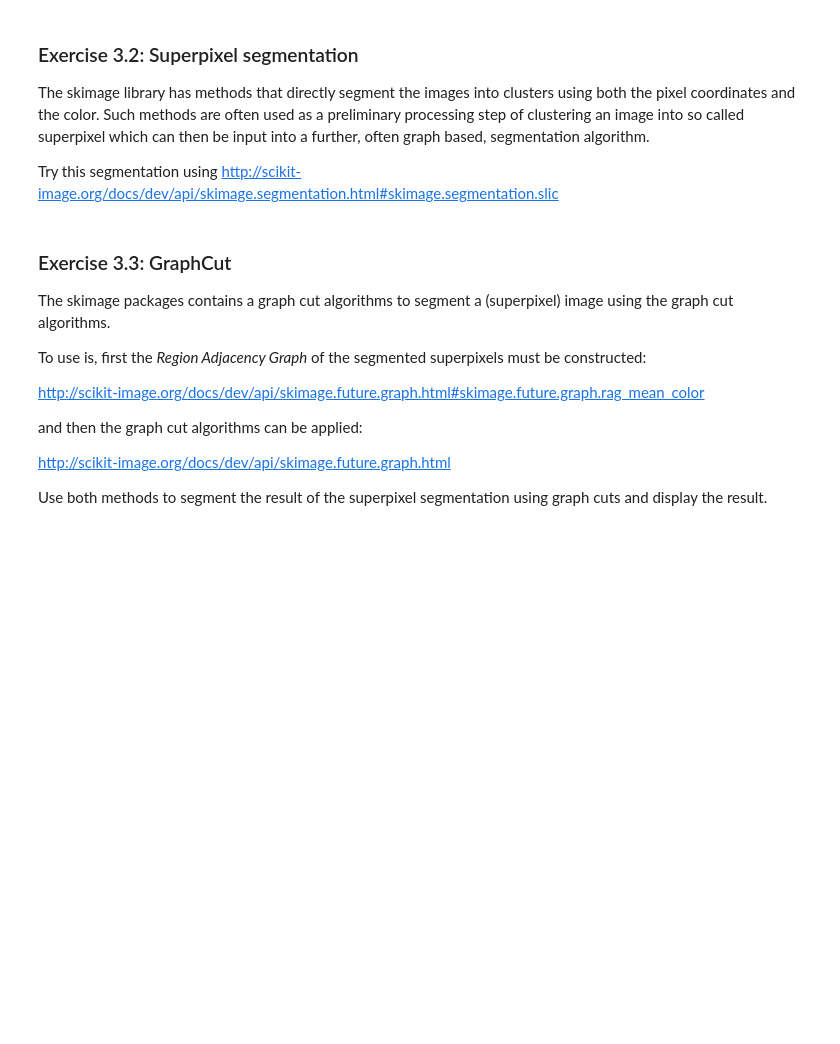
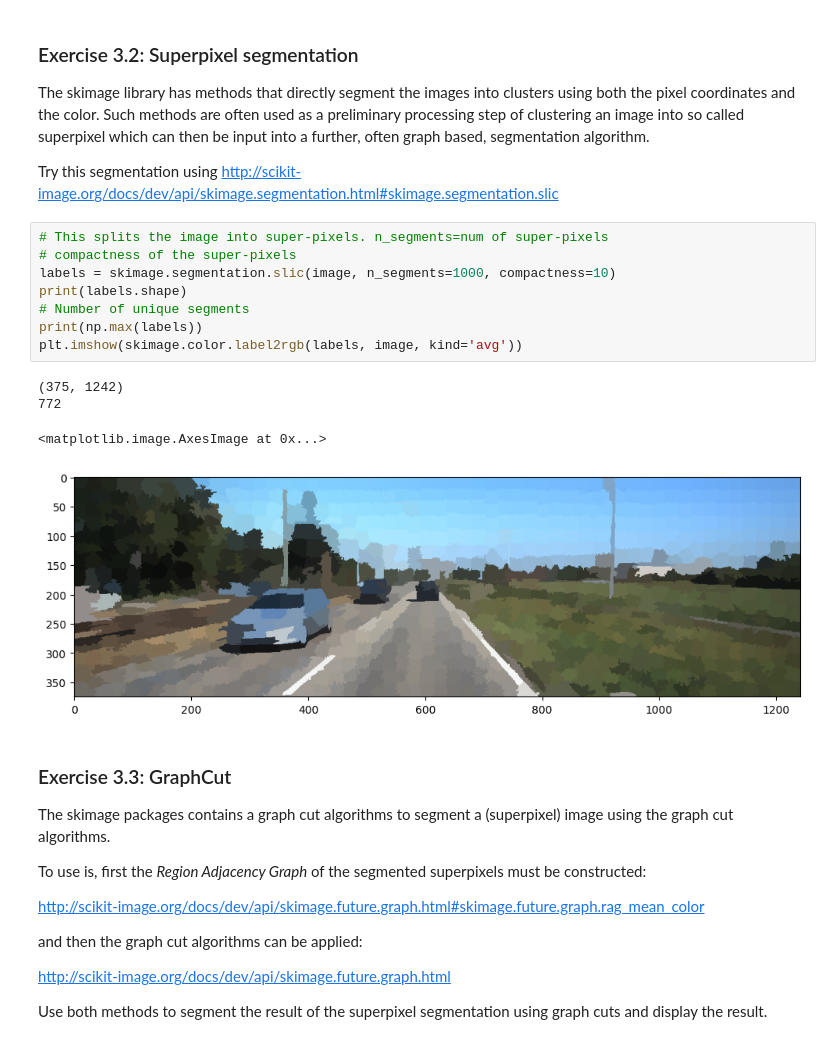
Before and after one commit to dennisshushackost/TSM_CompVIs, a Jupyter notebook: Exercises/Exercise 7/ex7.ipynb, the cells around one changed output. Cells and saved outputs as stored; diff of their text form; blank space fills up the shorter version.

```diff
--- a/Exercises/Exercise 7/ex7.ipynb
+++ b/Exercises/Exercise 7/ex7.ipynb
@@ -206,6 +227,19 @@ The skimage library has methods that directly segment the images into clusters u
 
 Try this segmentation using
 http://scikit-image.org/docs/dev/api/skimage.segmentation.html#skimage.segmentation.slic
+# %%
+# This splits the image into super-pixels. n_segments=num of super-pixels
+# compactness of the super-pixels
+labels = skimage.segmentation.slic(image, n_segments=1000, compactness=10)
+print(labels.shape)
+# Number of unique segments
+print(np.max(labels))
+plt.imshow(skimage.color.label2rgb(labels, image, kind='avg'))
+# %% [output]
+(375, 1242)
+772
+<matplotlib.image.AxesImage at 0x...>
+[figure, added]
 # %% [markdown]
 ### Exercise 3.3: GraphCut
 
```
Also changed, not shown: parts of 4 cells of this notebook.
